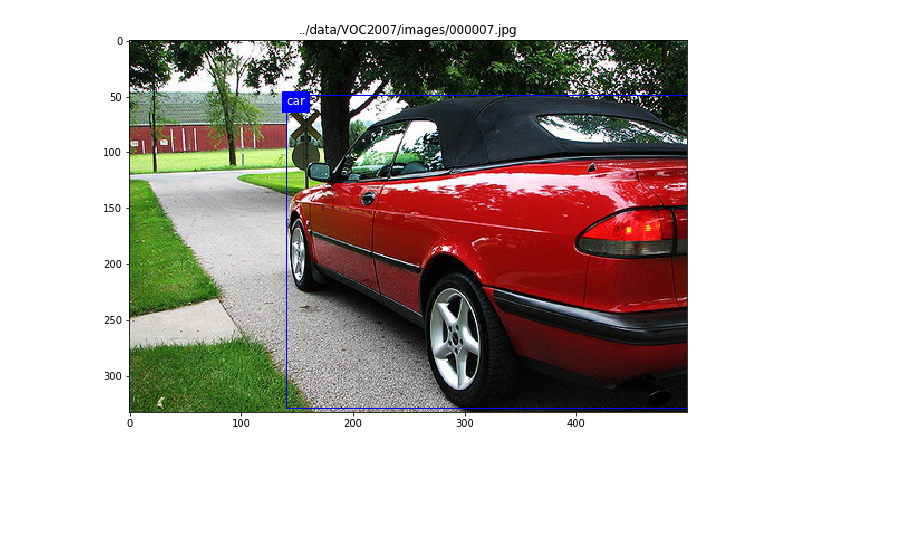
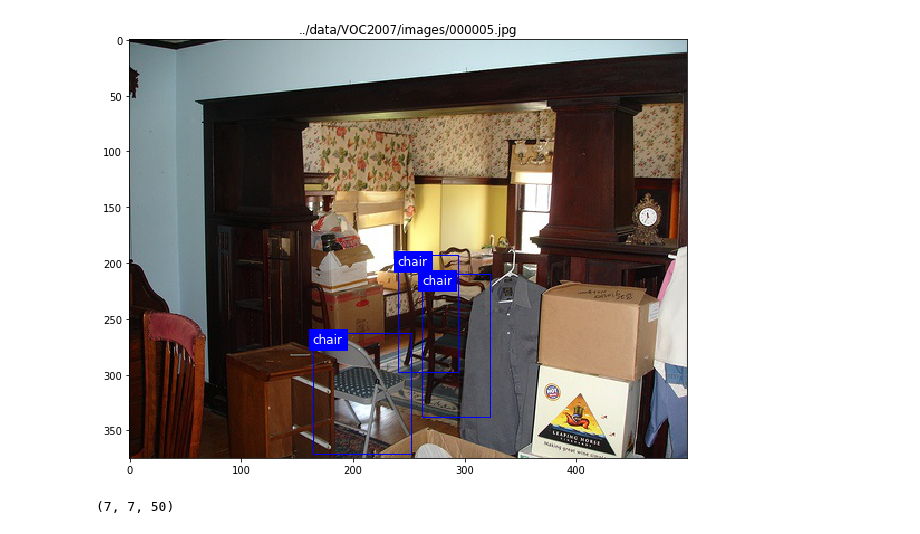
Before and after one commit to pomelyu/YOLO-from-scratch, a Jupyter notebook: notebooks/demo.ipynb, the cells around one changed output. Drawn from its saved outputs; the diff is of its cells as text; code cells hidden in the pictures; blank space fills up the shorter version.

```diff
--- a/notebooks/demo.ipynb
+++ b/notebooks/demo.ipynb
@@ -11,4 +16,4 @@ from src import utils
 # %%
-utils.visualize_label("../data/VOC2007/images/000007.jpg", "../data/VOC2007/labels/000007.txt")
+utils.visualize_label("../data/VOC2007/images/000005.jpg", "../data/VOC2007/labels/000005.txt")
 # %% [output]
-[figure, old version]
+[figure, new version]
@@ -14,0 +26,4 @@ utils.visualize_label("../data/VOC2007/images/000007.jpg", "../data/VOC2007/labe
+# %%
+bboxs.shape
+# %% [output]
+(7, 7, 50)
```
Also changed, not shown: parts of 5 cells of this notebook.
